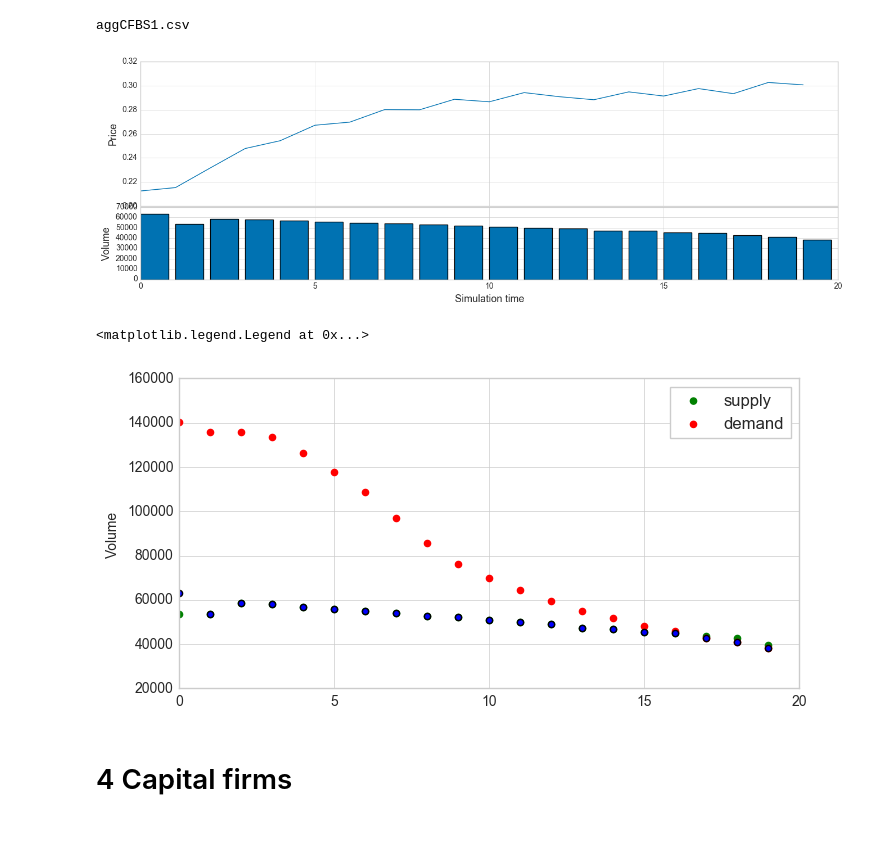
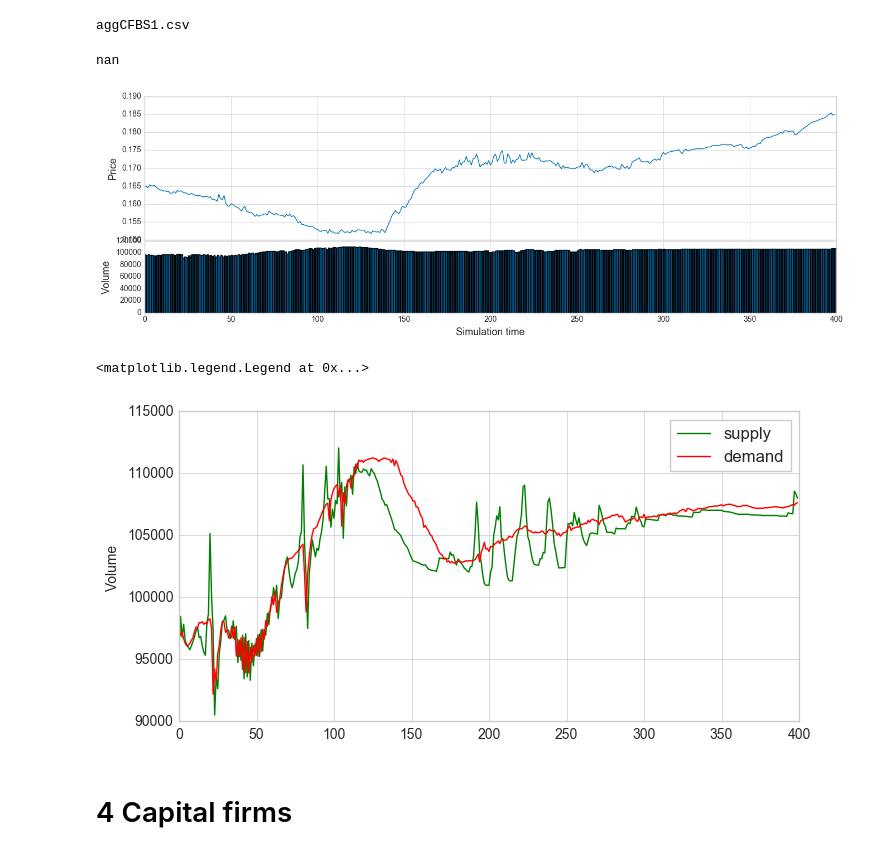
Before and after one commit to simonhess/Interbank, a Jupyter notebook: AnalyseBalanceSheets.ipynb, the cells around one changed output. Saved outputs shown, nothing was run; the diff lists cells and outputs as text; code cells hidden in the pictures.

```diff
--- a/AnalyseBalanceSheets.ipynb
+++ b/AnalyseBalanceSheets.ipynb
@@ -76,7 +76,7 @@ def renameBalanceSheetColumns(df):
     return(df)
 # %%
 START = 0
-PERIODEND = 36
+PERIODEND = 400
 # %% [markdown]
 # 1 Aggregate dynamics
 # %% [markdown]
@@ -244,7 +244,9 @@ cfConsGoods = cfBalanceSheets[[x for x in cfColumns if 'consumer-goods' in x]]
 aggCFBS1.csv
 # %%
 changeInInventories = cfConsGoods.diff(periods=1, axis=0)
-changeInInventories['aggCFBS1-consumer-goods'][0] = -9600
+changeInInventories['aggCFBS1-consumer-goods'][0]
+# %% [output]
+nan
 # %%
 fig, (ax1, ax2) = plt.subplots(2, 1, figsize=(16,5), sharex=True, gridspec_kw={'height_ratios':[2,1]})
 
@@ -263,23 +265,23 @@ fig.subplots_adjust(hspace=0.01)
 
 #ax1.legend(frameon=True, loc='best')
 # %% [output]
-[figure, old version]
+[figure, new version]
 # %%
 # demand: hhRealDesiredConsumption
 # supply: cFirmOutput + (delta)inventories
 fig, ax1 = plt.subplots(1, 1, figsize=(8,4))
 
 ax1.set_ylabel('Volume')
 ax1.set_xlim(START, PERIODEND)
 
-ax1.scatter(cFirmOutput.index[START:PERIODEND], cFirmOutput[START:PERIODEND]['agg-1-'].apply(int), color='green', label='supply')
-ax1.scatter(hhRealDesiredConsumption.index[START:PERIODEND], hhRealDesiredConsumption[START:PERIODEND]['agg-1-'].apply(int), color='red', label='demand')
+ax1.plot(cFirmOutput.index[START:PERIODEND], cFirmOutput[START:PERIODEND]['agg-1-'].apply(int), color='green', label='supply')
+ax1.plot(hhRealDesiredConsumption.index[START:PERIODEND], hhRealDesiredConsumption[START:PERIODEND]['agg-1-'].apply(int), color='red', label='demand')
 #ax1.scatter(hhRealConsumption.index[START:PERIODEND], hhRealConsumption[START:PERIODEND])
 
 ax1.legend(frameon=True, loc='best')
 # %% [output]
 <matplotlib.legend.Legend at 0x...>
-[figure, old version]
+[figure, new version]
 # %% [markdown]
 # 4 Capital firms
 # %%
```
Also changed, not shown: parts of 22 cells of this notebook, 3 other files.
